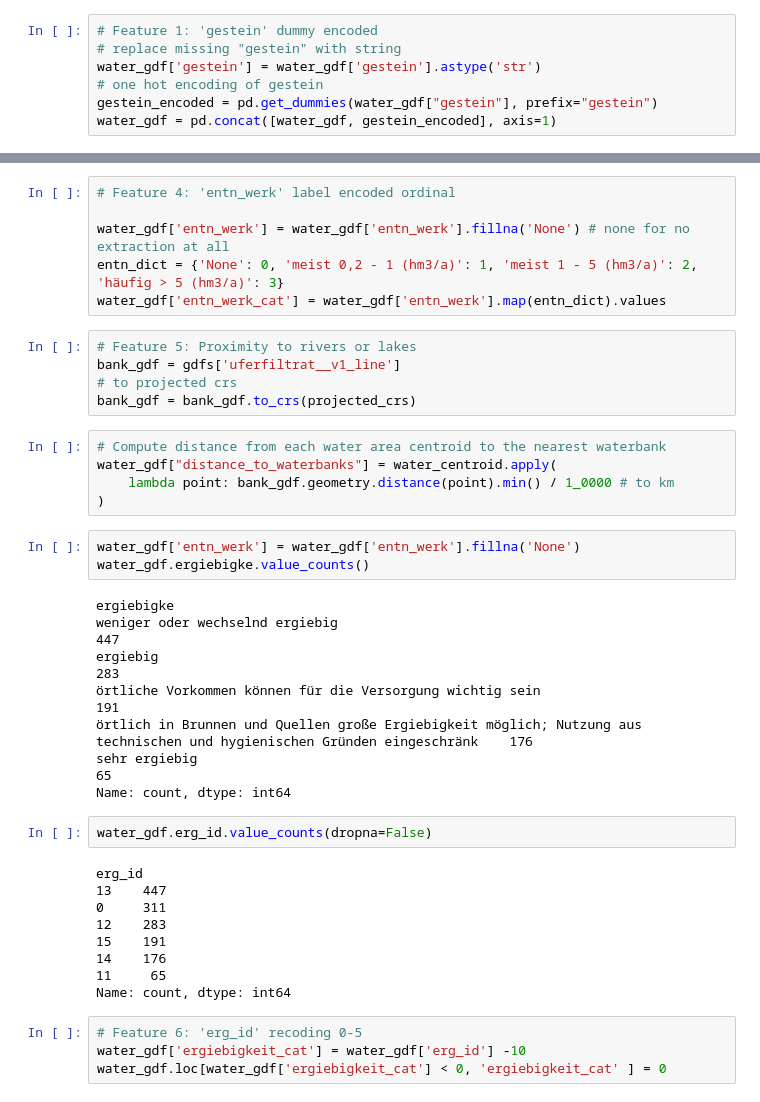
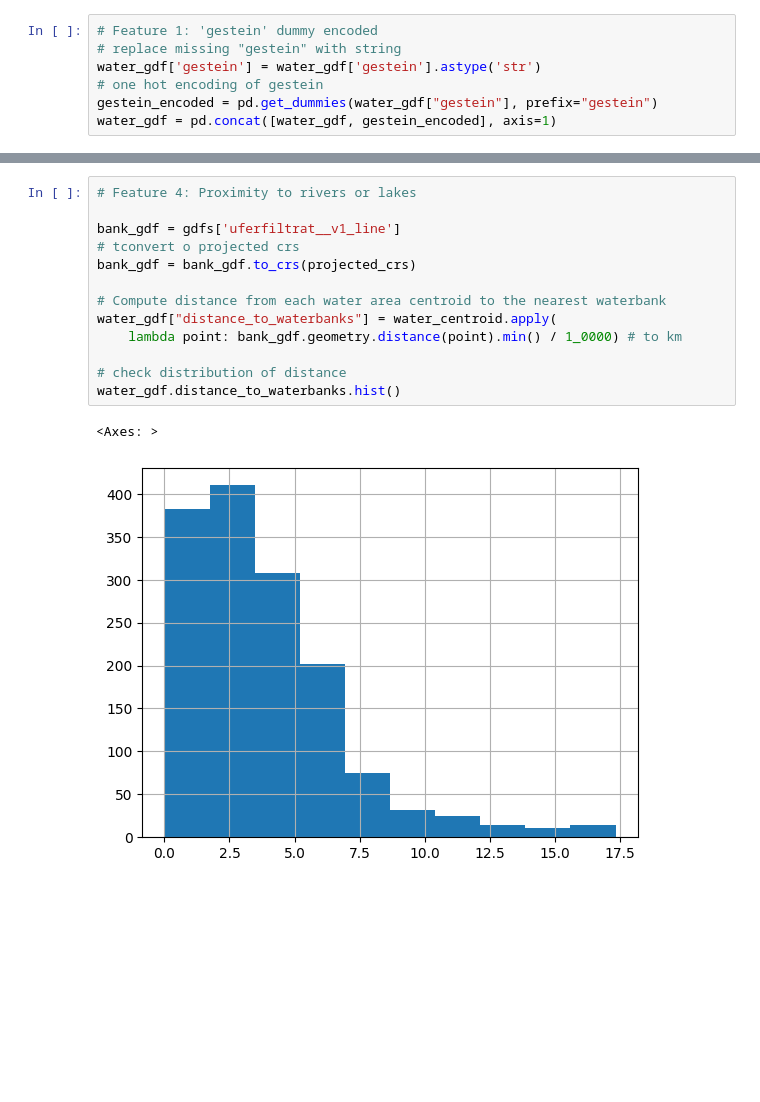
Before and after one commit to hanna-freuden/hydrogeology_germany, a Jupyter notebook: Modeling.ipynb, the cells around one changed output, grey strips where cells are left out. Cells and saved outputs as stored; diff of their text form; blank space fills up the shorter version.

```diff
--- a/Modeling.ipynb
+++ b/Modeling.ipynb
@@ -81,42 +95,16 @@ water_gdf["distance_to_mining"] = water_centroid.apply(
-# %%
-# Feature 4: 'entn_werk' label encoded ordinal
-
-water_gdf['entn_werk'] = water_gdf['entn_werk'].fillna('None') # none for no extraction at all
-entn_dict = {'None': 0, 'meist 0,2 - 1 (hm3/a)': 1, 'meist 1 - 5 (hm3/a)': 2, 'häufig > 5 (hm3/a)': 3}
-water_gdf['entn_werk_cat'] = water_gdf['entn_werk'].map(entn_dict).values
 # %%
-# Feature 5: Proximity to rivers or lakes
+# Feature 4: Proximity to rivers or lakes
+
 bank_gdf = gdfs['uferfiltrat__v1_line']
-# to projected crs
+# tconvert o projected crs
 bank_gdf = bank_gdf.to_crs(projected_crs)
+
+# Compute distance from each water area centroid to the nearest waterbank
+water_gdf["distance_to_waterbanks"] = water_centroid.apply(
+    lambda point: bank_gdf.geometry.distance(point).min() / 1_0000) # to km
+
+# check distribution of distance
+water_gdf.distance_to_waterbanks.hist()
+# %% [output]
+<Axes: >
+[figure, added]
-# %%
-# Compute distance from each water area centroid to the nearest waterbank
-water_gdf["distance_to_waterbanks"] = water_centroid.apply(
-    lambda point: bank_gdf.geometry.distance(point).min() / 1_0000 # to km
-)
-# %%
-water_gdf['entn_werk'] = water_gdf['entn_werk'].fillna('None')
-water_gdf.ergiebigke.value_counts()
-# %% [output]
-ergiebigke
-weniger oder wechselnd ergiebig                                                                                             447
-ergiebig                                                                                                                    283
-örtliche Vorkommen können für die Versorgung wichtig sein                                                                   191
-örtlich in Brunnen und Quellen große Ergiebigkeit möglich; Nutzung aus technischen und hygienischen Gründen eingeschränk    176
-sehr ergiebig                                                                                                                65
-Name: count, dtype: int64
-# %%
-water_gdf.erg_id.value_counts(dropna=False)
-# %% [output]
-erg_id
-13    447
-0     311
-12    283
-15    191
-14    176
-11     65
-Name: count, dtype: int64
-# %%
-# Feature 6: 'erg_id' recoding 0-5
-water_gdf['ergiebigkeit_cat'] = water_gdf['erg_id'] -10
-water_gdf.loc[water_gdf['ergiebigkeit_cat'] < 0, 'ergiebigkeit_cat' ] = 0
```
Also changed, not shown: parts of 21 cells of this notebook.
